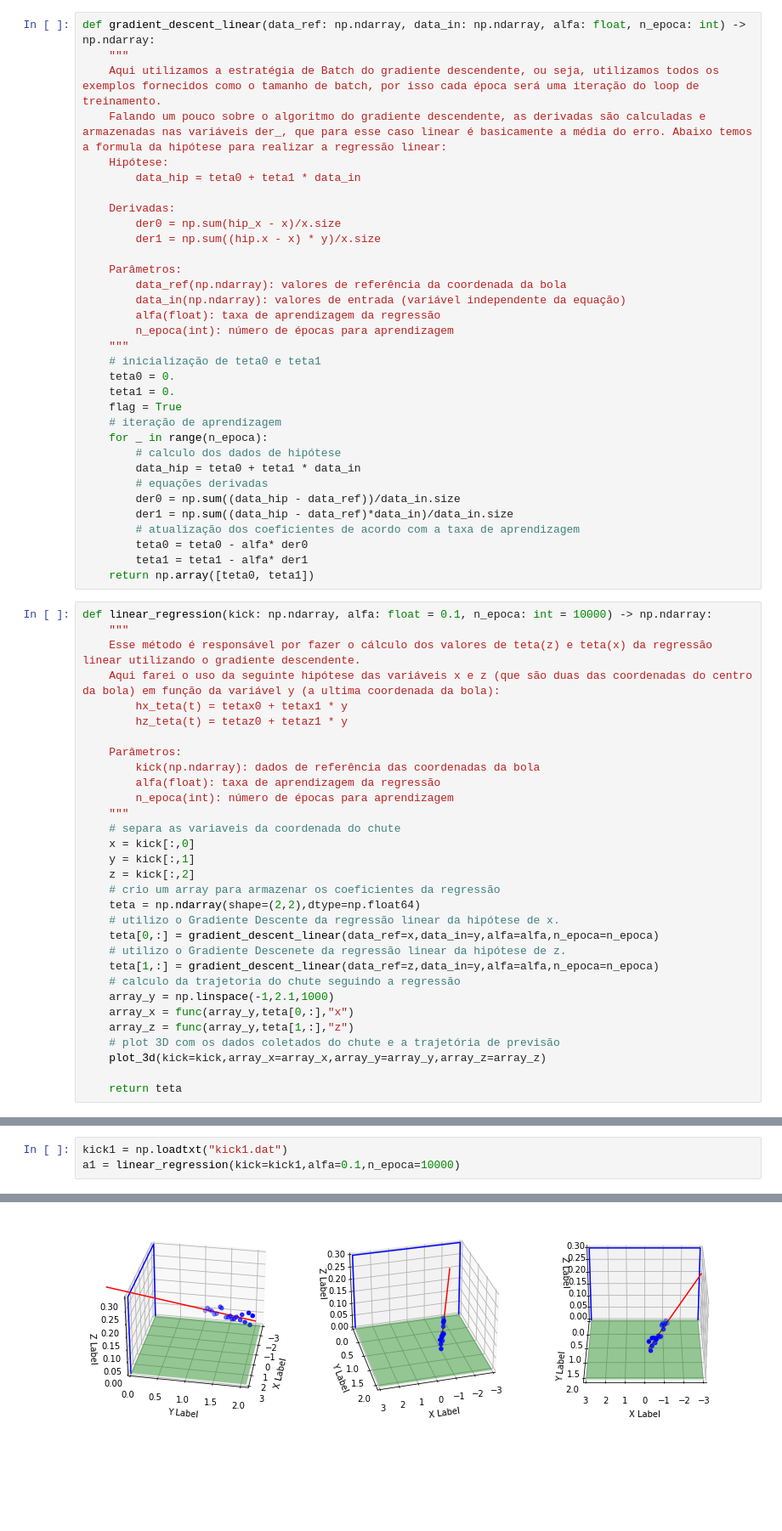
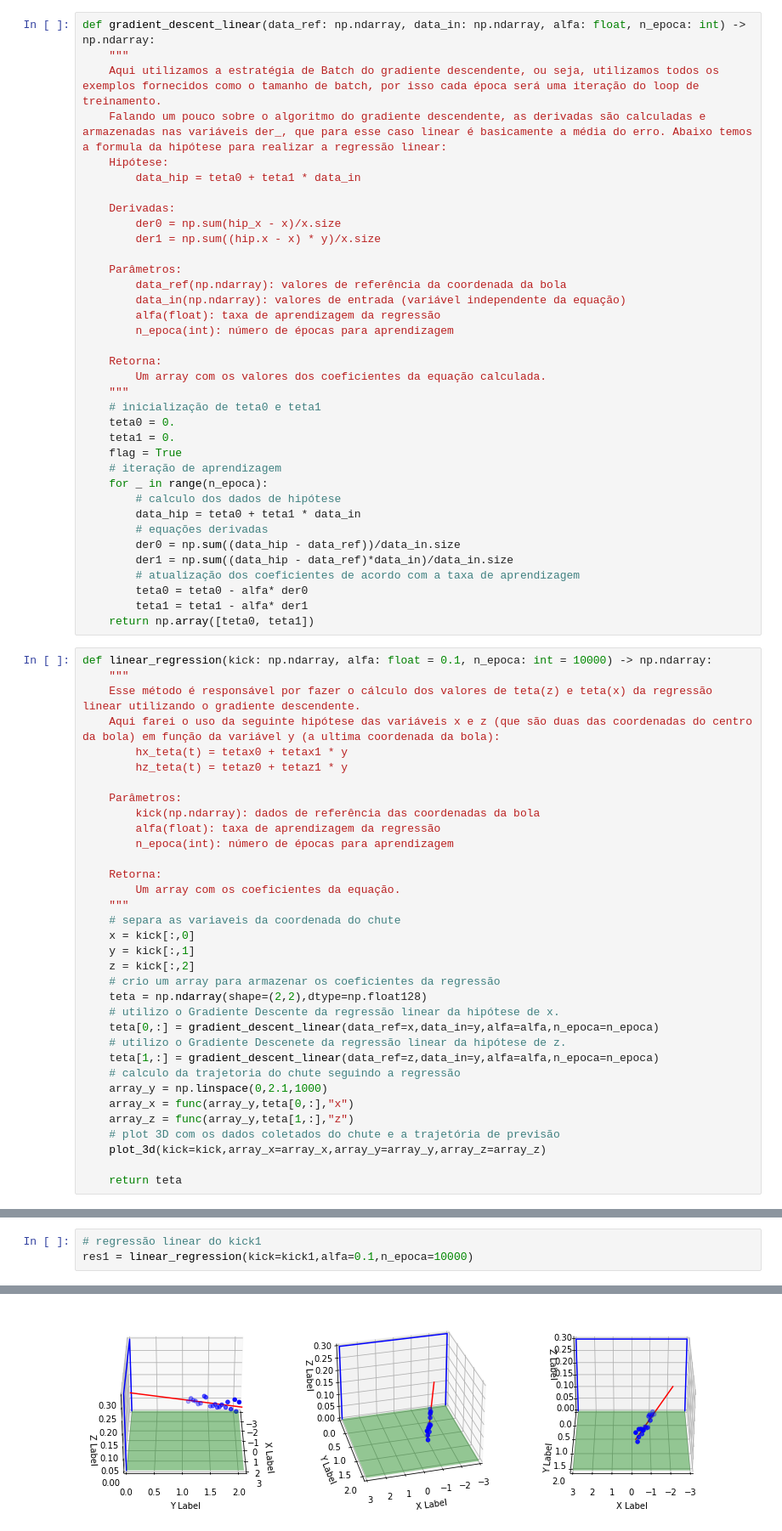
Before and after one commit to mc886A-1sem21/p2, a Jupyter notebook: regression_task.ipynb, the cells around one changed output, grey strips where cells are left out. Shown at 85% size. Saved outputs shown, nothing was run; the diff lists cells and outputs as text; blank space fills up the shorter version.

```diff
--- a/regression_task.ipynb
+++ b/regression_task.ipynb
@@ -20,6 +38,9 @@ def gradient_descent_linear(data_ref: np.ndarray, data_in: np.ndarray, alfa: flo
         data_in(np.ndarray): valores de entrada (variável independente da equação)
         alfa(float): taxa de aprendizagem da regressão
         n_epoca(int): número de épocas para aprendizagem
+
+    Retorna:
+        Um array com os valores dos coeficientes da equação calculada.
     """
     # inicialização de teta0 e teta1
     teta0 = 0.
@@ -48,19 +69,22 @@ def linear_regression(kick: np.ndarray, alfa: float = 0.1, n_epoca: int = 10000)
         kick(np.ndarray): dados de referência das coordenadas da bola
         alfa(float): taxa de aprendizagem da regressão
         n_epoca(int): número de épocas para aprendizagem
+
+    Retorna:
+        Um array com os coeficientes da equação.
     """
     # separa as variaveis da coordenada do chute
     x = kick[:,0]
     y = kick[:,1]
     z = kick[:,2]
     # crio um array para armazenar os coeficientes da regressão
-    teta = np.ndarray(shape=(2,2),dtype=np.float64)
+    teta = np.ndarray(shape=(2,2),dtype=np.float128)
     # utilizo o Gradiente Descente da regressão linear da hipótese de x.
     teta[0,:] = gradient_descent_linear(data_ref=x,data_in=y,alfa=alfa,n_epoca=n_epoca)
     # utilizo o Gradiente Descenete da regressão linear da hipótese de z.
     teta[1,:] = gradient_descent_linear(data_ref=z,data_in=y,alfa=alfa,n_epoca=n_epoca)
     # calculo da trajetoria do chute seguindo a regressão
-    array_y = np.linspace(-1,2.1,1000)
+    array_y = np.linspace(0,2.1,1000)
     array_x = func(array_y,teta[0,:],"x")
     array_z = func(array_y,teta[1,:],"z")
     # plot 3D com os dados coletados do chute e a trajetória de previsão
@@ -239,7 +279,7 @@ def func(data_in: np.ndarray, teta: np.ndarray, str: str) -> np.ndarray:
 # %%
-kick1 = np.loadtxt("kick1.dat")
-a1 = linear_regression(kick=kick1,alfa=0.1,n_epoca=10000)
+# regressão linear do kick1
+res1 = linear_regression(kick=kick1,alfa=0.1,n_epoca=10000)
 # %% [output]
 x = -2.29 + 0.99*y^1
 z = 0.10 + 0.01*y^1
-[figure, old version]
+[figure, new version]
```
Also changed, not shown: parts of 46 cells of this notebook.
